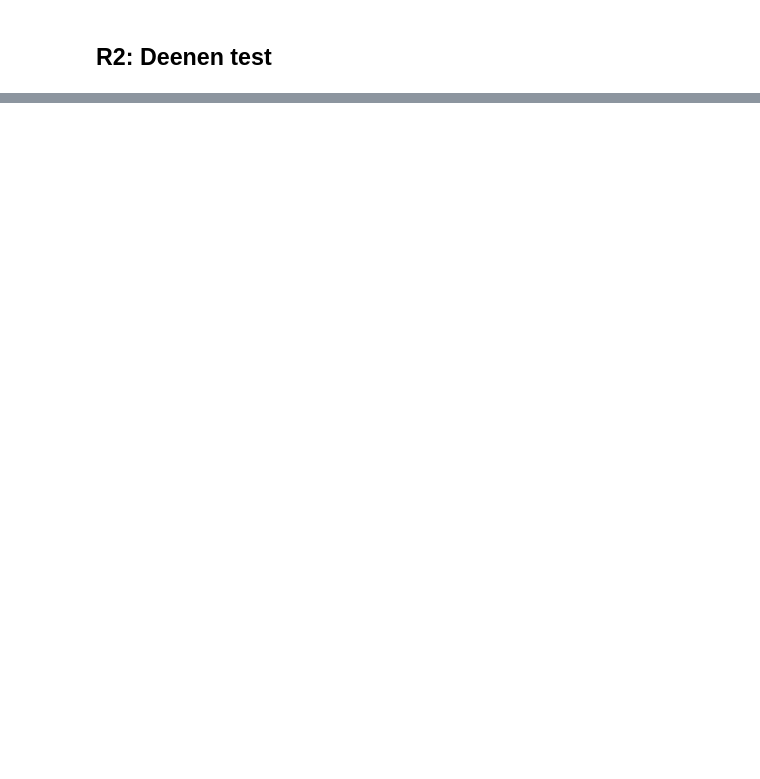
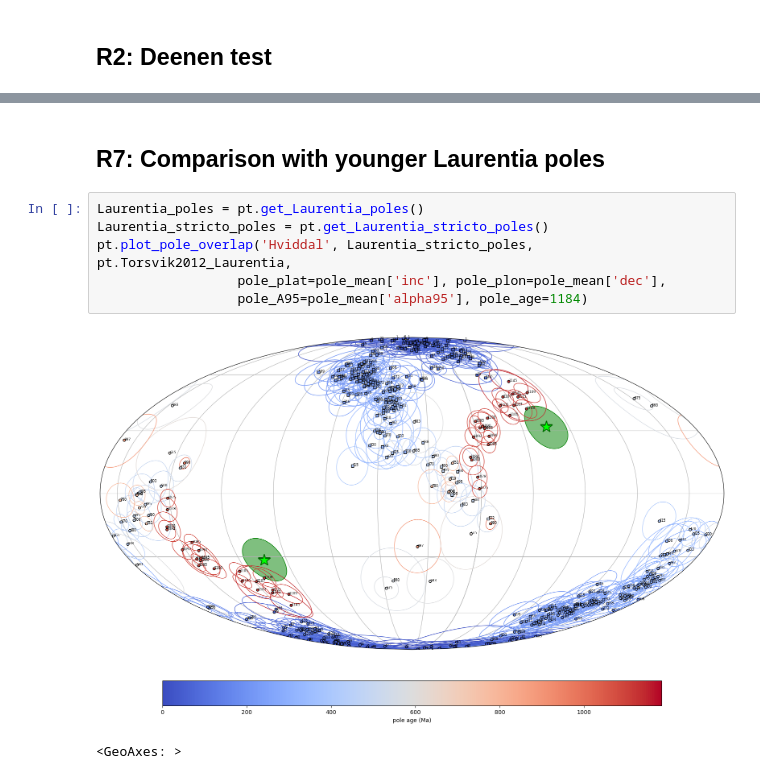
Before and after one commit to Swanson-Hysell-Group/2026_Laurentia_Precambrian_poles, a Jupyter notebook: pole_notebooks/1184_Narssaq.ipynb, the cells around one changed output, grey strips where cells are left out. Drawn from its saved outputs; the diff is of its cells as text; blank space fills up the shorter version.

```diff
--- a/pole_notebooks/1184_Narssaq.ipynb
+++ b/pole_notebooks/1184_Narssaq.ipynb
@@ -116,0 +160,11 @@ plt.show()
+# %% [markdown]
+## R7: Comparison with younger Laurentia poles
+# %%
+Laurentia_poles = pt.get_Laurentia_poles()
+Laurentia_stricto_poles = pt.get_Laurentia_stricto_poles()
+pt.plot_pole_overlap('Hviddal', Laurentia_stricto_poles, pt.Torsvik2012_Laurentia,
+                  pole_plat=pole_mean['inc'], pole_plon=pole_mean['dec'],
+                  pole_A95=pole_mean['alpha95'], pole_age=1184)
+# %% [output]
+[figure, added]
+<GeoAxes: >
```
Also changed, not shown: parts of 13 cells of this notebook, 1 other file.
